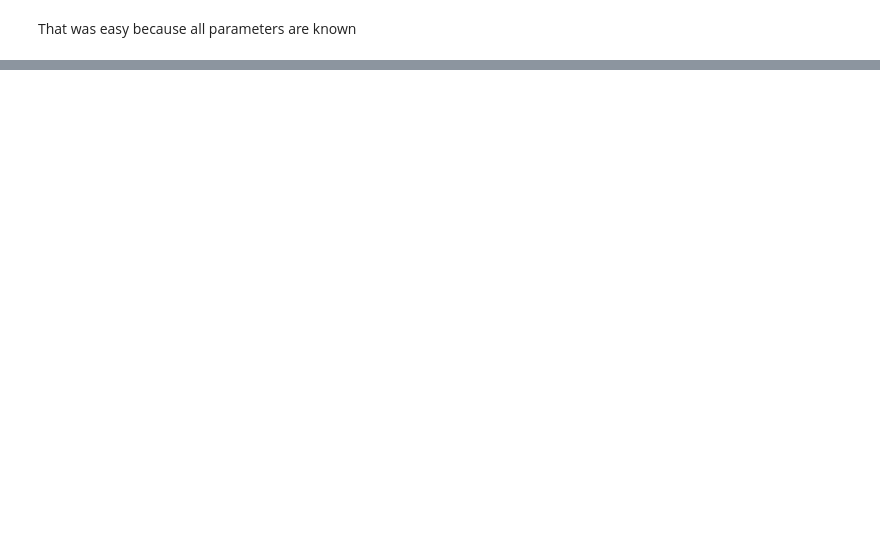
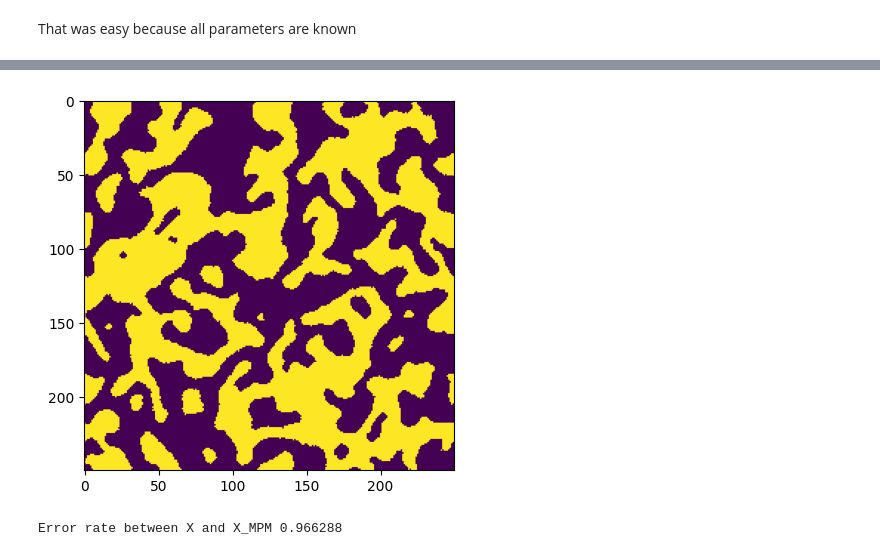
Before and after one commit to HGangloff/mrfx, a Jupyter notebook: notebooks/gibbs_a_posteriori.ipynb, the cells around one changed output, grey strips where cells are left out. Drawn from its saved outputs; the diff is of its cells as text; code cells hidden in the pictures; blank space fills up the shorter version.

```diff
--- a/notebooks/gibbs_a_posteriori.ipynb
+++ b/notebooks/gibbs_a_posteriori.ipynb
@@ -101,0 +112,8 @@ That was easy because all parameters are known
+# %%
+from sklearn.cluster import KMeans
+
+kmeans_seg = KMeans(n_clusters=2).fit(Y.reshape((-1, 1))).labels_.reshape((lx, ly))
+kmeans_seg = jnp.array(kmeans_seg)
+kmeans_e = jnp.count_nonzero(kmeans_seg != X) / X.size
+kmeans_e = kmeans_e if kmeans_e < 0.5 else 1 - kmeans_e
+print(f"{kmeans_e=}")
@@ -101,0 +122,16 @@ That was easy because all parameters are known
+# %%
+from mrfx.estimators import StochasticExpectationMaximization
+
+sem = StochasticExpectationMaximization(eps=1e-5, max_iter=10, verbose=True)
+# %%
+key, subkey = jax.random.split(key, 2)
+
+# random init
+params = PosteriorFieldParameters(
+    beta=0.1, mu=0.1 * jnp.ones((K,)), sigma=0.1 * jnp.ones((K,))
+)
+post_field = PosteriorField(K=K, params=params, Y=Y)
+
+potts_model, cond_llkh, post_field = sem.run(
+    potts_model, cond_llkh, post_field, chro_gibbs, kmeans_seg, Y, key=subkey
+)
@@ -101,0 +159,12 @@ That was easy because all parameters are known
+# %%
+key, subkey = jax.random.split(key, 2)
+X_MPM = mpm_estimator(chro_gibbs, post_field, K, 15, subkey)
+# %%
+plt.imshow(X_MPM)
+plt.show()
+# %% [output]
+[figure, added]
+# %%
+print("Error rate between X and X_MPM", (X.flatten() != X_MPM.flatten()).mean())
+# %% [output]
+Error rate between X and X_MPM 0.966288
```
Also changed, not shown: parts of 14 cells of this notebook, 5 other files.
